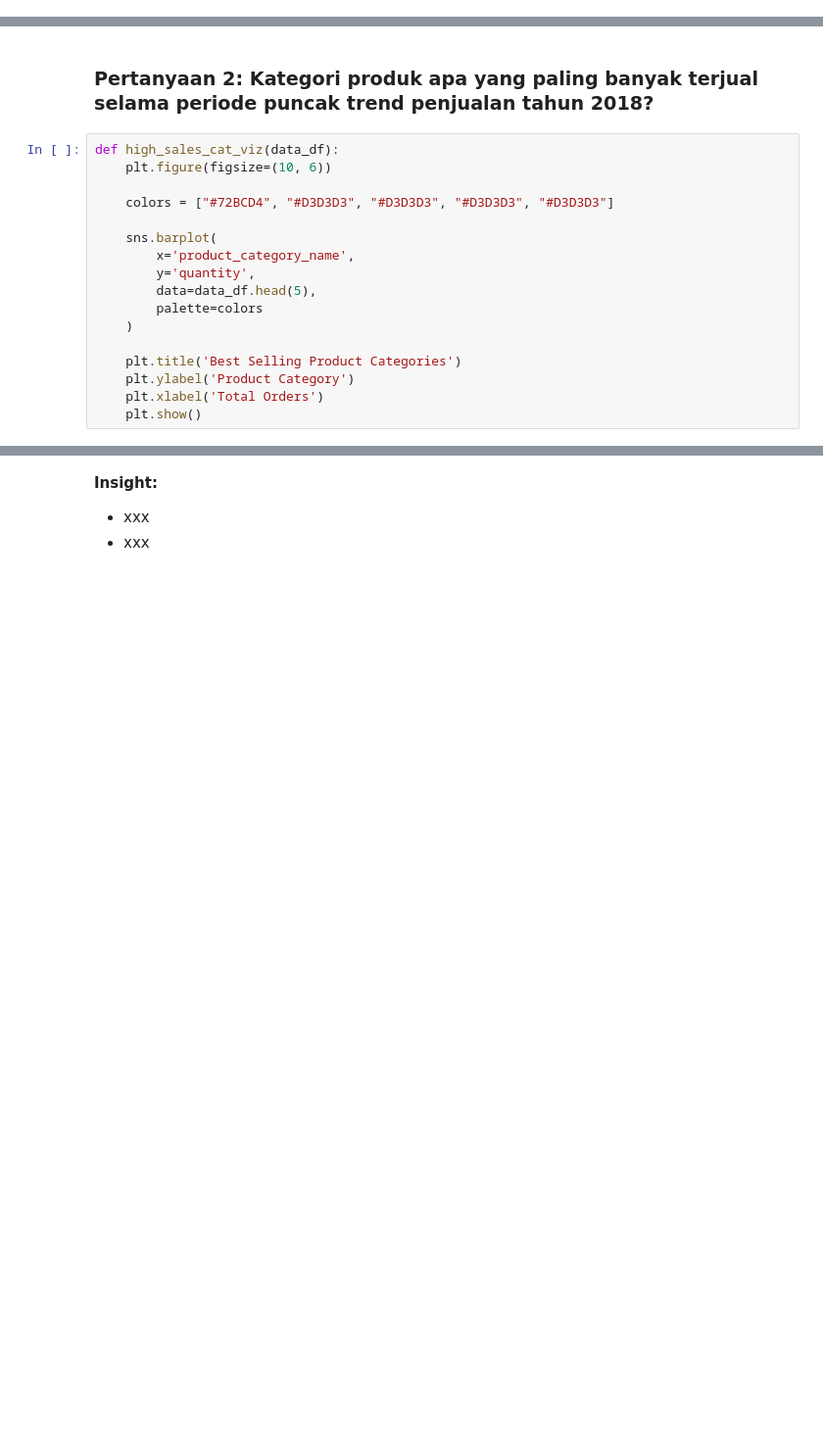
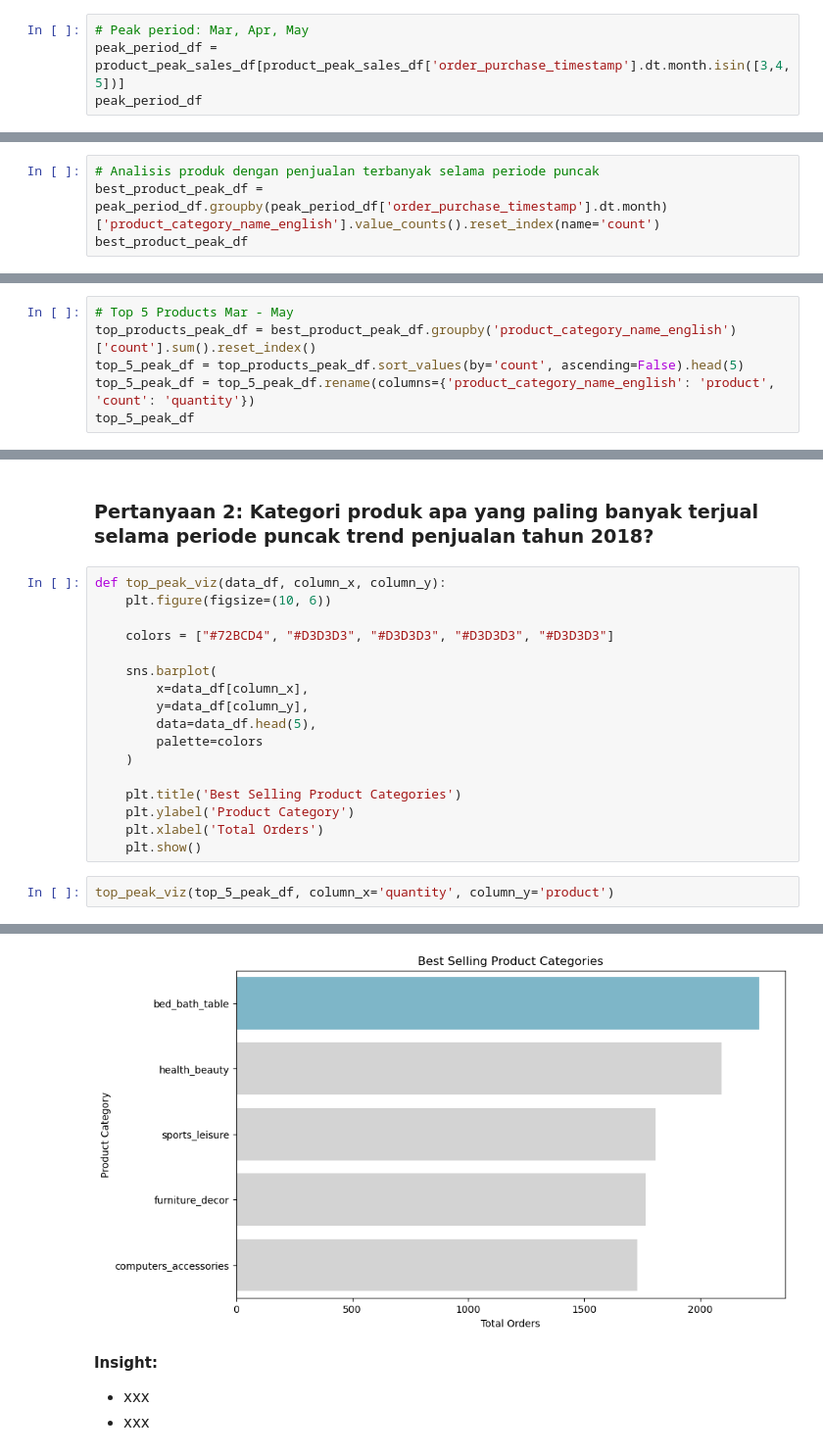
Before and after one commit to Sulbae/Fundamental-Analisis-Data, a Jupyter notebook: Proyek_Analisis_Data_Anggun-Sulis-Setyawan.ipynb, the cells around one changed output, grey strips where cells are left out. Shown at 98% size. Cells and saved outputs as stored; diff of their text form; blank space fills up the shorter version.

Commit message:
update: top 5 product analysis

```diff
--- a/Proyek_Analisis_Data_Anggun-Sulis-Setyawan.ipynb
+++ b/Proyek_Analisis_Data_Anggun-Sulis-Setyawan.ipynb
@@ -813,0 +953,4 @@ monthly_trend_df
+# %%
+# Peak period: Mar, Apr, May
+peak_period_df = product_peak_sales_df[product_peak_sales_df['order_purchase_timestamp'].dt.month.isin([3,4,5])]
+peak_period_df
@@ -813,0 +973,4 @@ monthly_trend_df
+# %%
+# Analisis produk dengan penjualan terbanyak selama periode puncak
+best_product_peak_df = peak_period_df.groupby(peak_period_df['order_purchase_timestamp'].dt.month)['product_category_name_english'].value_counts().reset_index(name='count')
+best_product_peak_df
@@ -813,0 +1024,6 @@ monthly_trend_df
+# %%
+# Top 5 Products Mar - May
+top_products_peak_df = best_product_peak_df.groupby('product_category_name_english')['count'].sum().reset_index()
+top_5_peak_df = top_products_peak_df.sort_values(by='count', ascending=False).head(5)
+top_5_peak_df = top_5_peak_df.rename(columns={'product_category_name_english': 'product', 'count': 'quantity'})
+top_5_peak_df
@@ -847,14 +1070,14 @@ sales_trend_viz(monthly_trend_df['order_purchase_timestamp'], monthly_trend_df['
 # %% [markdown]
 ### Pertanyaan 2: Kategori produk apa yang paling banyak terjual selama periode puncak trend penjualan tahun 2018?
 # %%
-def high_sales_cat_viz(data_df):
+def top_peak_viz(data_df, column_x, column_y):
     plt.figure(figsize=(10, 6))
 
     colors = ["#72BCD4", "#D3D3D3", "#D3D3D3", "#D3D3D3", "#D3D3D3"]
 
     sns.barplot(
-        x='product_category_name',
-        y='quantity',
+        x=data_df[column_x],
+        y=data_df[column_y],
         data=data_df.head(5),
         palette=colors
     )
@@ -863,3 +1086,6 @@ def high_sales_cat_viz(data_df):
     plt.ylabel('Product Category')
     plt.xlabel('Total Orders')
     plt.show()
+# %%
+top_peak_viz(top_5_peak_df, column_x='quantity', column_y='product')
+# %% [output]
@@ -866,3 +1095,4 @@ def high_sales_cat_viz(data_df):
+[figure, added]
 # %% [markdown]
 **Insight:**
 - xxx
```
Also changed, not shown: parts of 26 cells of this notebook.
